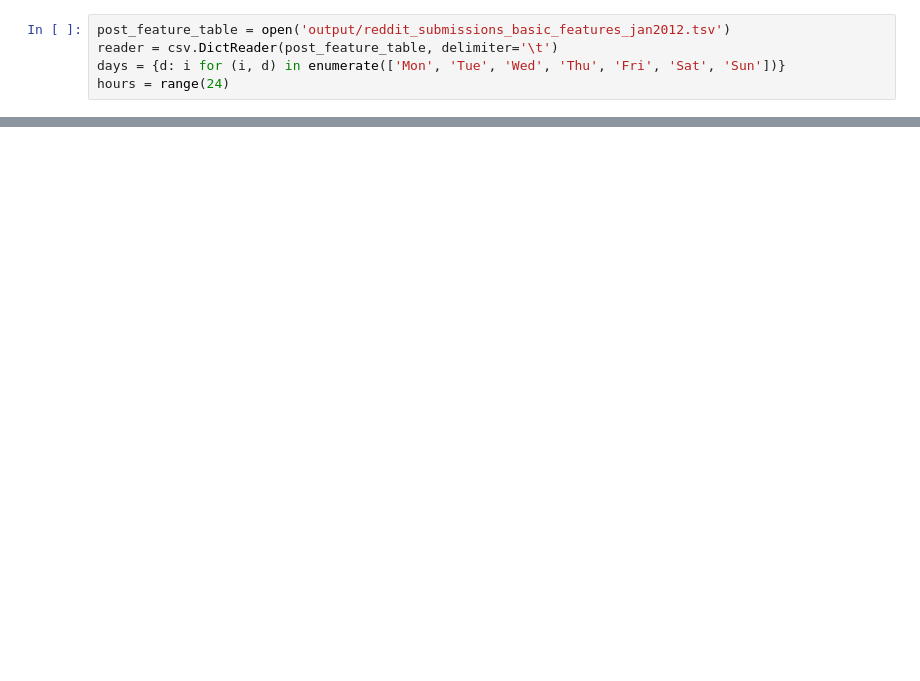
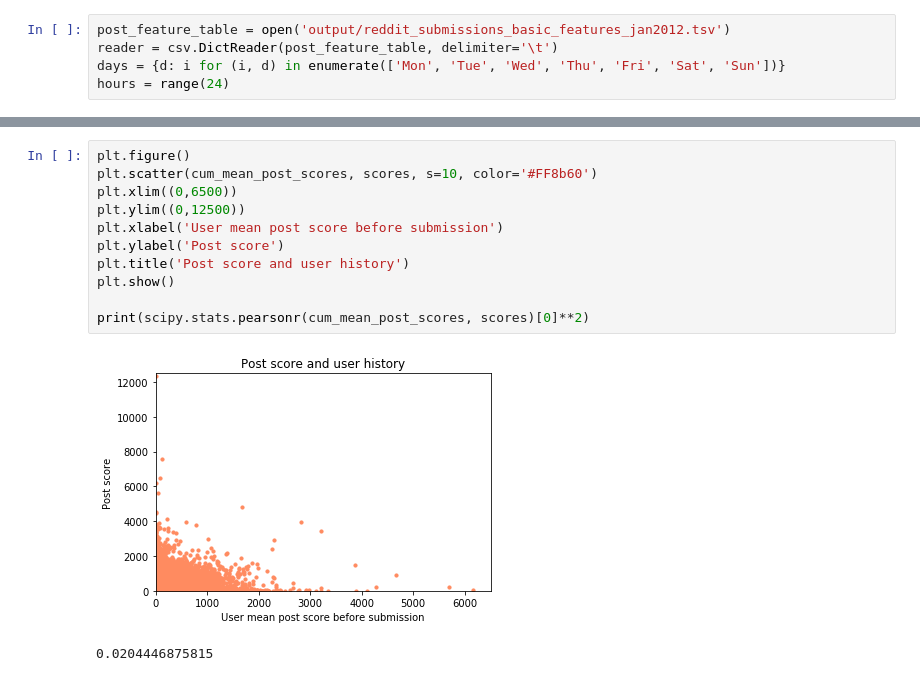
Before and after one commit to millimat/cs224w_dev, a Jupyter notebook: 06_Basic Feature Analysis.ipynb, the cells around one changed output, grey strips where cells are left out. Saved outputs shown, nothing was run; the diff lists cells and outputs as text; blank space fills up the shorter version.

```diff
--- a/06_Basic Feature Analysis.ipynb
+++ b/06_Basic Feature Analysis.ipynb
@@ -119,0 +129,14 @@ plt.show()
+# %%
+plt.figure()
+plt.scatter(cum_mean_post_scores, scores, s=10, color='#FF8b60')
+plt.xlim((0,6500))
+plt.ylim((0,12500))
+plt.xlabel('User mean post score before submission')
+plt.ylabel('Post score')
+plt.title('Post score and user history')
+plt.show()
+
+print(scipy.stats.pearsonr(cum_mean_post_scores, scores)[0]**2)
+# %% [output]
+[figure, added]
+0.0204446875815
```
Also changed, not shown: parts of 6 cells of this notebook, 2 other files.
